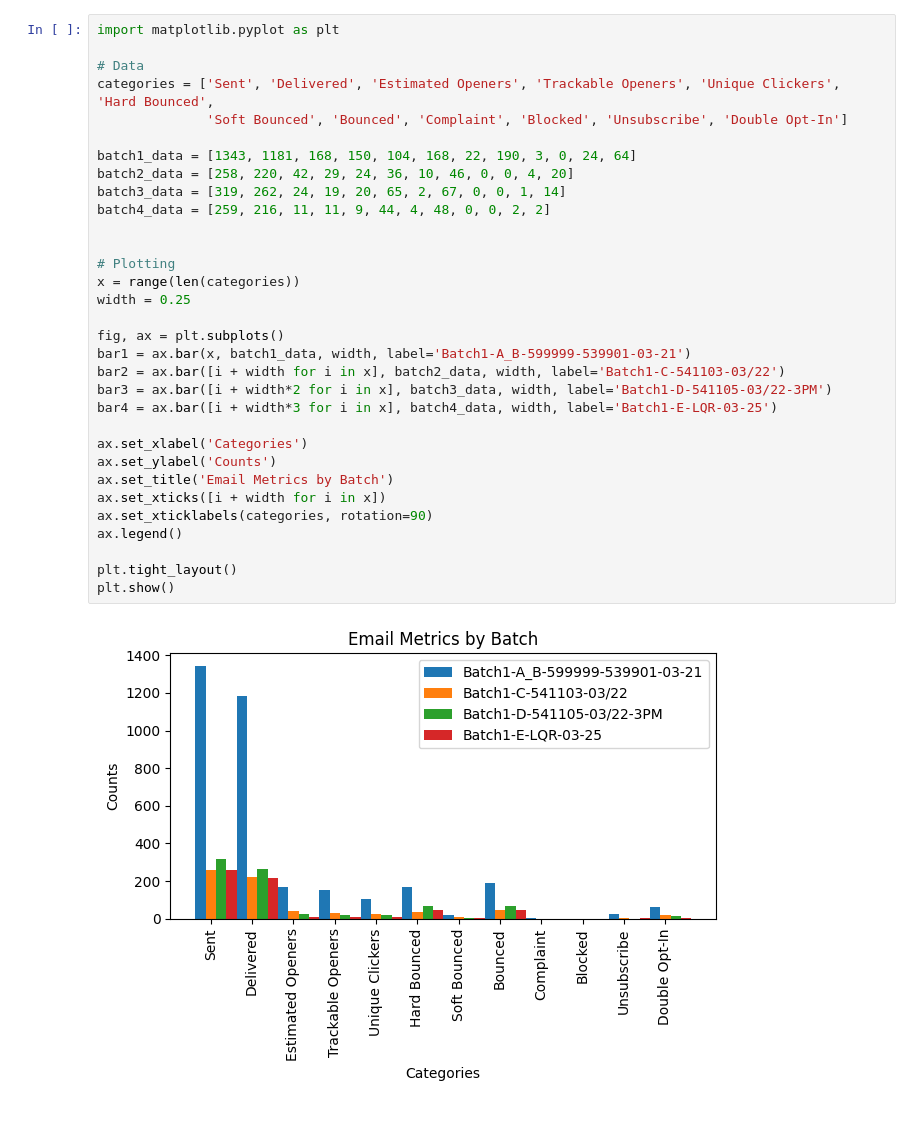
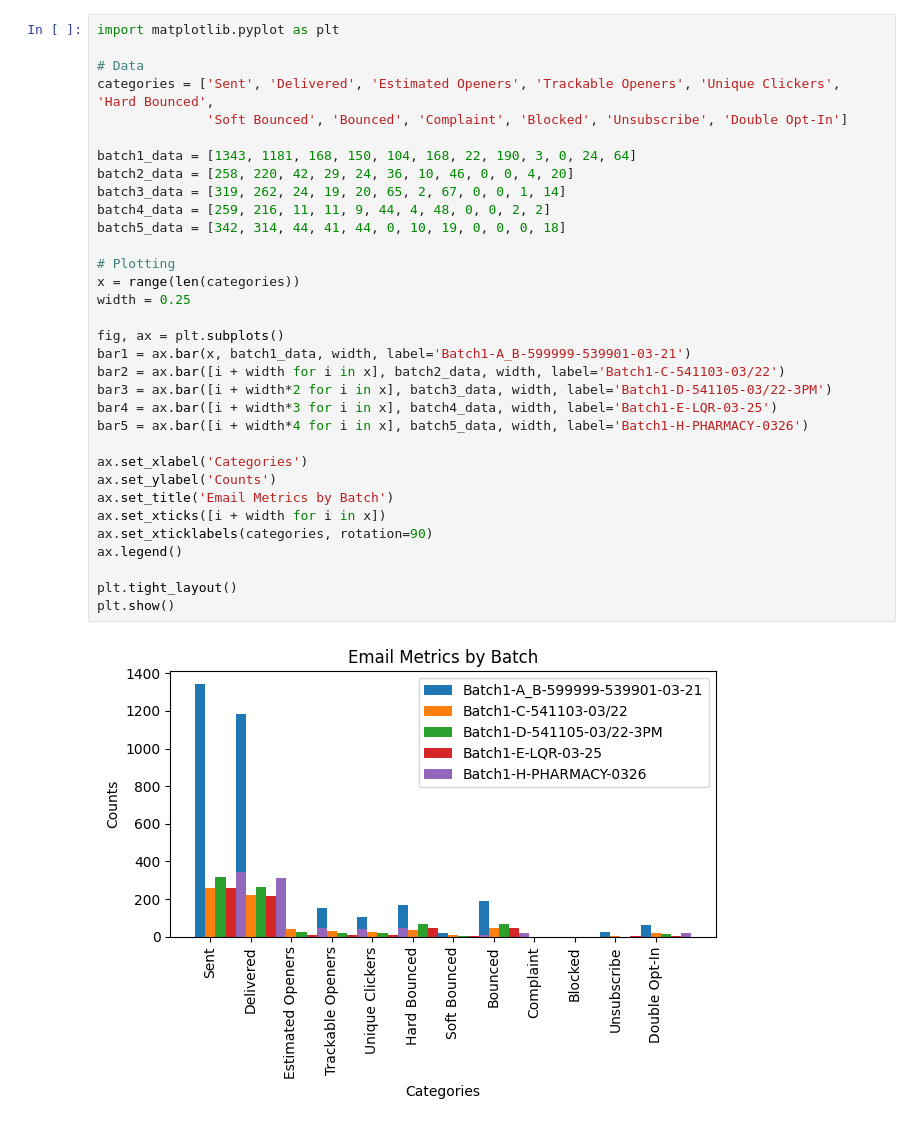
Before and after one commit to ronknight/brevo-pyplot, a Jupyter notebook: Brevo_Batch_Email_Metrics.ipynb, the cells around one changed output. Saved outputs shown, nothing was run; the diff lists cells and outputs as text.

```diff
--- a/Brevo_Batch_Email_Metrics.ipynb
+++ b/Brevo_Batch_Email_Metrics.ipynb
@@ -5,32 +5,33 @@ import matplotlib.pyplot as plt
 
 # Data
 categories = ['Sent', 'Delivered', 'Estimated Openers', 'Trackable Openers', 'Unique Clickers', 'Hard Bounced',
               'Soft Bounced', 'Bounced', 'Complaint', 'Blocked', 'Unsubscribe', 'Double Opt-In']
 
 batch1_data = [1343, 1181, 168, 150, 104, 168, 22, 190, 3, 0, 24, 64]
 batch2_data = [258, 220, 42, 29, 24, 36, 10, 46, 0, 0, 4, 20]
 batch3_data = [319, 262, 24, 19, 20, 65, 2, 67, 0, 0, 1, 14]
 batch4_data = [259, 216, 11, 11, 9, 44, 4, 48, 0, 0, 2, 2]
-
+batch5_data = [342, 314, 44, 41, 44, 0, 10, 19, 0, 0, 0, 18]
 
 # Plotting
 x = range(len(categories))
 width = 0.25
 
 fig, ax = plt.subplots()
 bar1 = ax.bar(x, batch1_data, width, label='Batch1-A_B-599999-539901-03-21')
 bar2 = ax.bar([i + width for i in x], batch2_data, width, label='Batch1-C-541103-03/22')
 bar3 = ax.bar([i + width*2 for i in x], batch3_data, width, label='Batch1-D-541105-03/22-3PM')
 bar4 = ax.bar([i + width*3 for i in x], batch4_data, width, label='Batch1-E-LQR-03-25')
+bar5 = ax.bar([i + width*4 for i in x], batch5_data, width, label='Batch1-H-PHARMACY-0326')
 
 ax.set_xlabel('Categories')
 ax.set_ylabel('Counts')
 ax.set_title('Email Metrics by Batch')
 ax.set_xticks([i + width for i in x])
 ax.set_xticklabels(categories, rotation=90)
 ax.legend()
 
 plt.tight_layout()
 plt.show()
 # %% [output]
-[figure, old version]
+[figure, new version]
```
